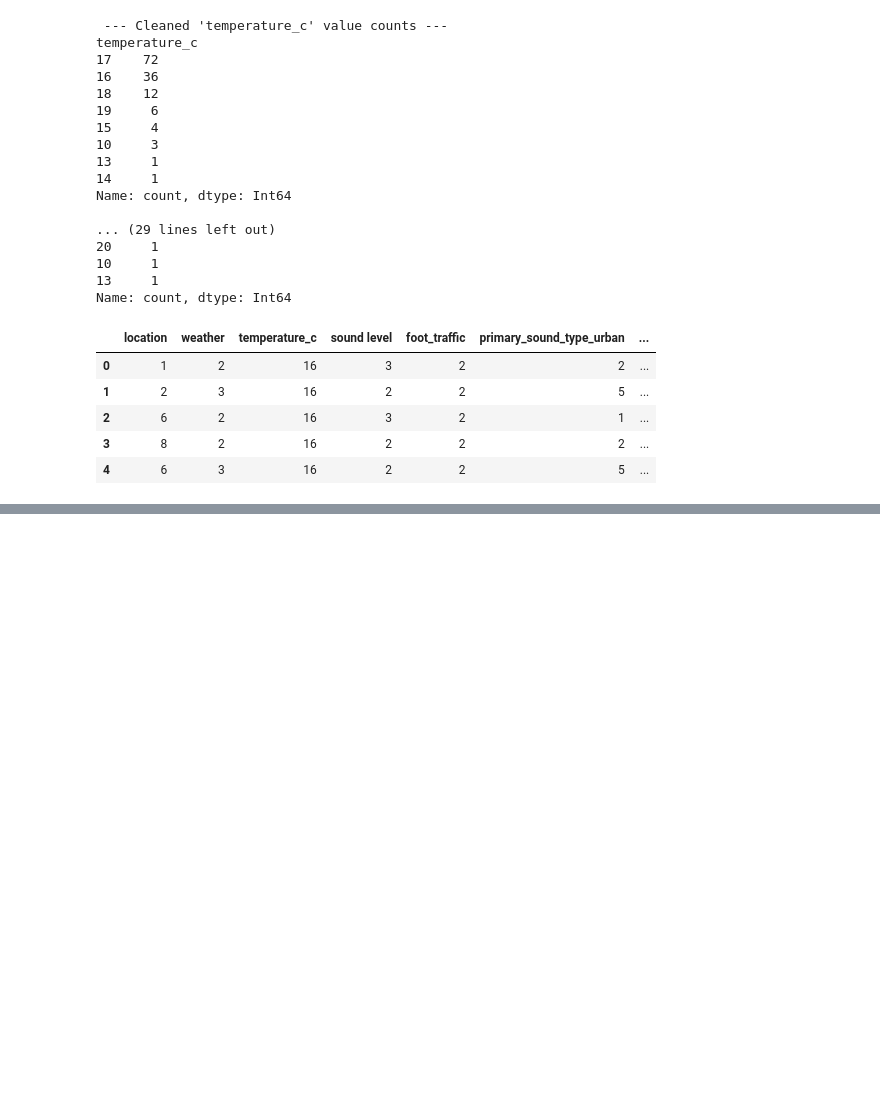
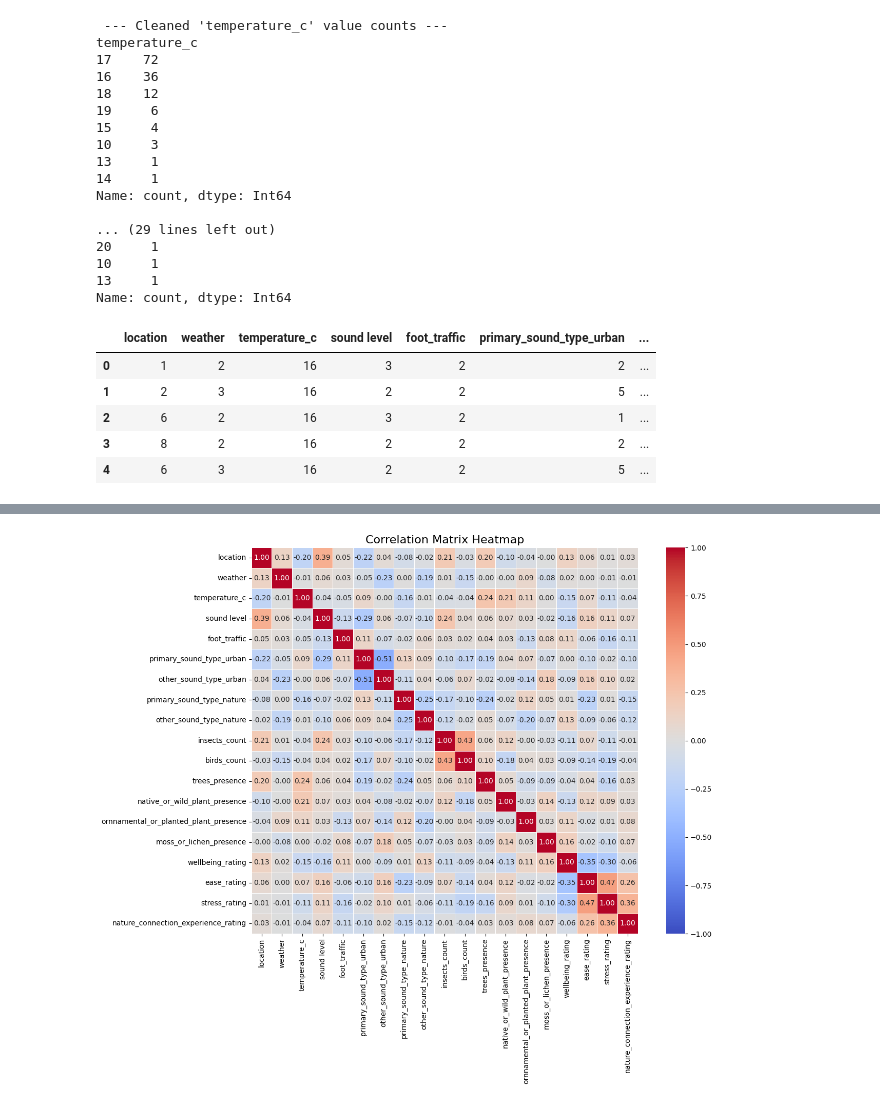
Before and after one commit to SethATU/ml-campus_data_project-colab, a Jupyter notebook: miniProject.ipynb, the cells around one changed output, grey strips where cells are left out. Drawn from its saved outputs; the diff is of its cells as text; code cells hidden in the pictures; blank space fills up the shorter version.

```diff
--- a/miniProject.ipynb
+++ b/miniProject.ipynb
@@ -223,0 +227,4 @@ The above code takes the remaining 3 colums (*temperature_c, insects_count, bird
+# %%
+# Flip the stress_rating scale so that 5 becomes 1, and 1 becomes 5
+# This ensures that lower stress (which is better) gets a higher score
+cleaned_df['wellbeing_rating'] = 6 - cleaned_df['wellbeing_rating']
@@ -223,0 +237,9 @@ The above code takes the remaining 3 colums (*temperature_c, insects_count, bird
+# %%
+#import scaling library
+from sklearn.preprocessing import scale
+
+#scales the dataframe
+scaled_df = scale(cleaned_df)
+scaled_df = pd.DataFrame(scaled_df, columns=cleaned_df.columns)
+
+display(scaled_df.head())
@@ -223,0 +258,27 @@ The above code takes the remaining 3 colums (*temperature_c, insects_count, bird
+# %%
+import seaborn as sns
+import matplotlib.pyplot as plt
+
+# Calculate Pearson correlation matrix on our scaled data
+corr_matrix = scaled_df.corr()
+
+# Set up the matplotlib figure size
+plt.figure(figsize=(14, 11))
+
+# Generate a heatmap
+sns.heatmap(
+    corr_matrix,
+    annot=True,            # Annotate cells with the numeric value
+    fmt=".2f",             # Round numbers to 2 decimal places
+    cmap='coolwarm',       # A diverging color scheme (red for positive, blue for negative)
+    vmin=-1,               # Anchor the color map at -1
+    vmax=1,                # Anchor the color map at 1
+    square=True,           # Force square cells
+    linewidths=0.5         # White dividers between cells
+)
+
+plt.title("Correlation Matrix Heatmap", fontsize=16)
+plt.tight_layout()
+plt.show()
+# %% [output]
+[figure, added]
```
Also changed, not shown: parts of 35 cells of this notebook.
